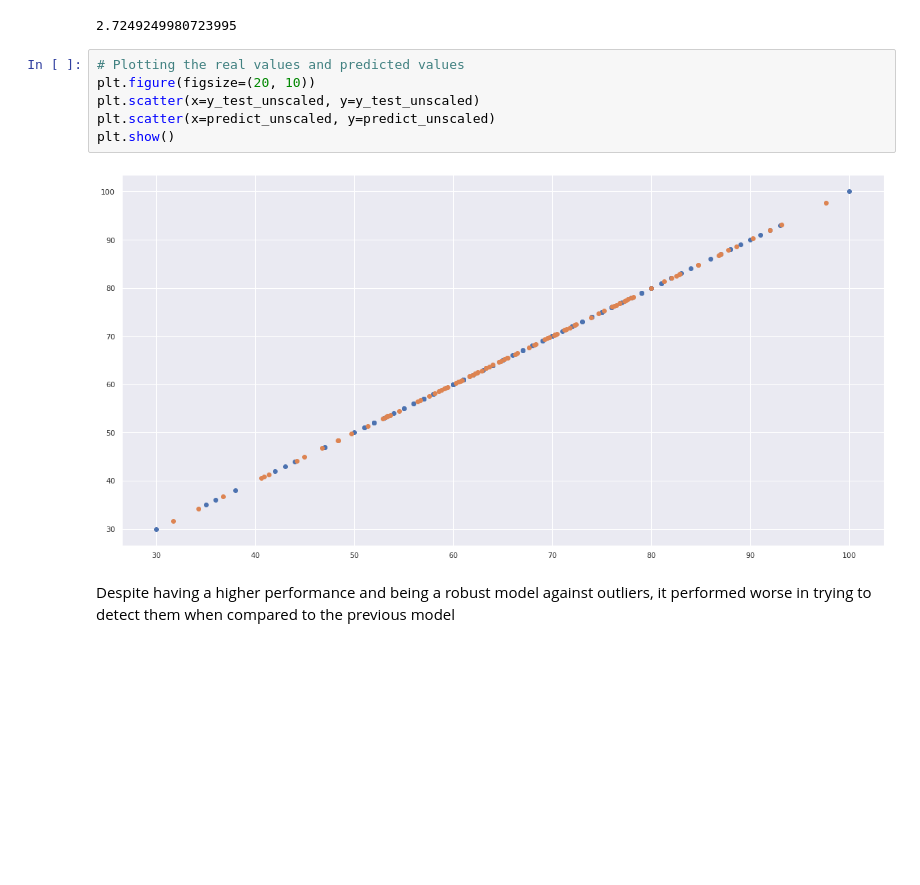
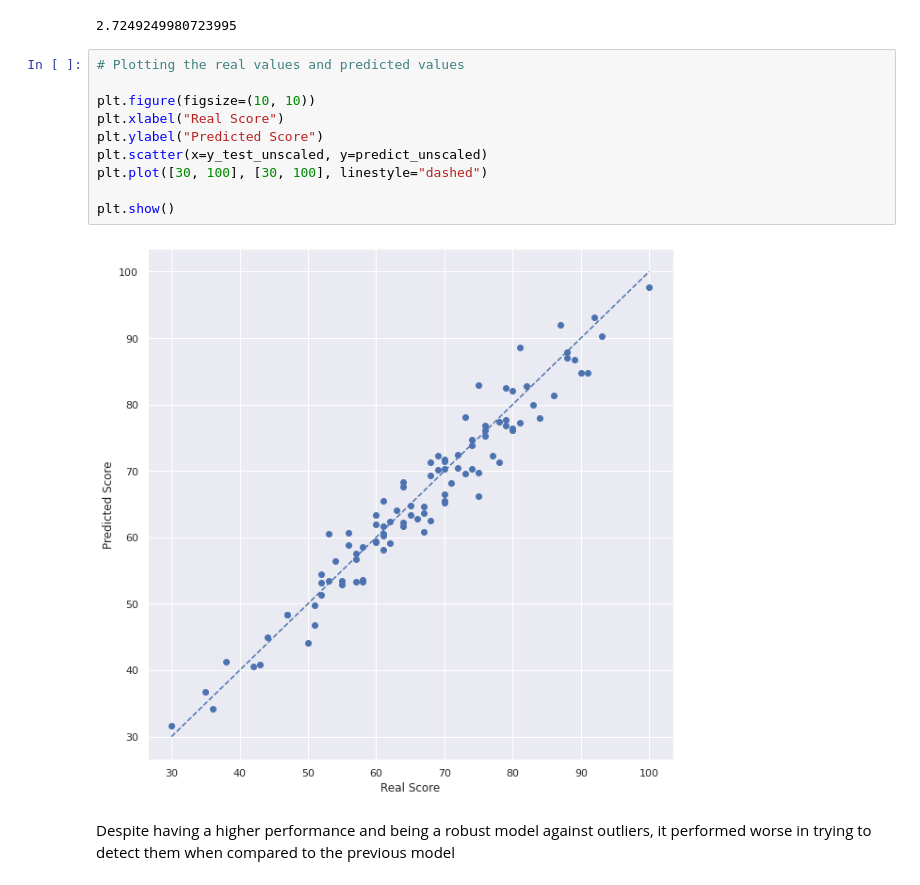
Before and after one commit to ArturAvelino/students_performance_rf_svm, a Jupyter notebook: data_visualization_and_model_comparison_RF_SVM/data-visualization-and-model-comparison-rf-svm.ipynb, the cells around one changed output. Drawn from its saved outputs; the diff is of its cells as text; blank space fills up the shorter version.

```diff
--- a/data_visualization_and_model_comparison_RF_SVM/data-visualization-and-model-comparison-rf-svm.ipynb
+++ b/data_visualization_and_model_comparison_RF_SVM/data-visualization-and-model-comparison-rf-svm.ipynb
@@ -537,11 +572,15 @@ mae
 2.7249249980723995
 # %%
 # Plotting the real values and predicted values
-plt.figure(figsize=(20, 10))
-plt.scatter(x=y_test_unscaled, y=y_test_unscaled)
-plt.scatter(x=predict_unscaled, y=predict_unscaled)
+
+plt.figure(figsize=(10, 10))
+plt.xlabel("Real Score")
+plt.ylabel("Predicted Score")
+plt.scatter(x=y_test_unscaled, y=predict_unscaled)
+plt.plot([30, 100], [30, 100], linestyle="dashed")
+
 plt.show()
 # %% [output]
-[figure, old version]
+[figure, new version]
 # %% [markdown]
 Despite having a higher performance and being a robust model against outliers, it performed worse in trying to detect them when compared to the previous model
```
Also changed, not shown: parts of 18 cells of this notebook.
